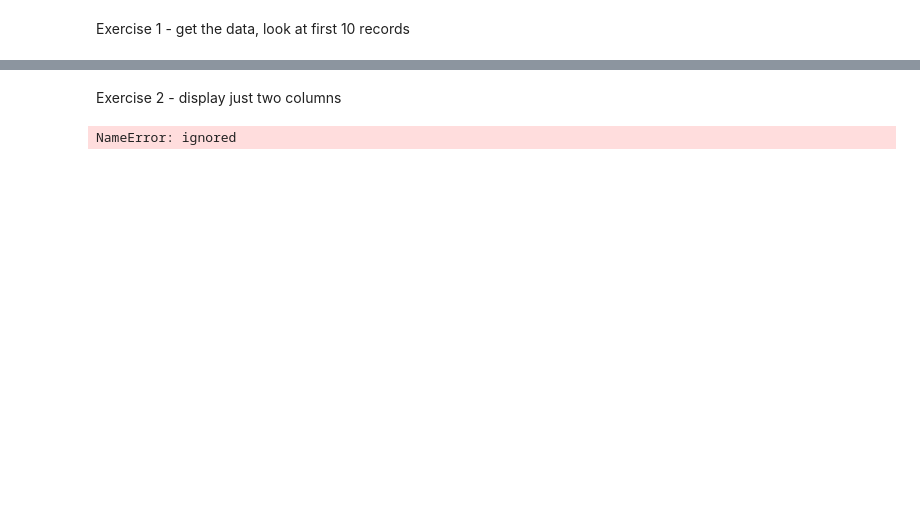
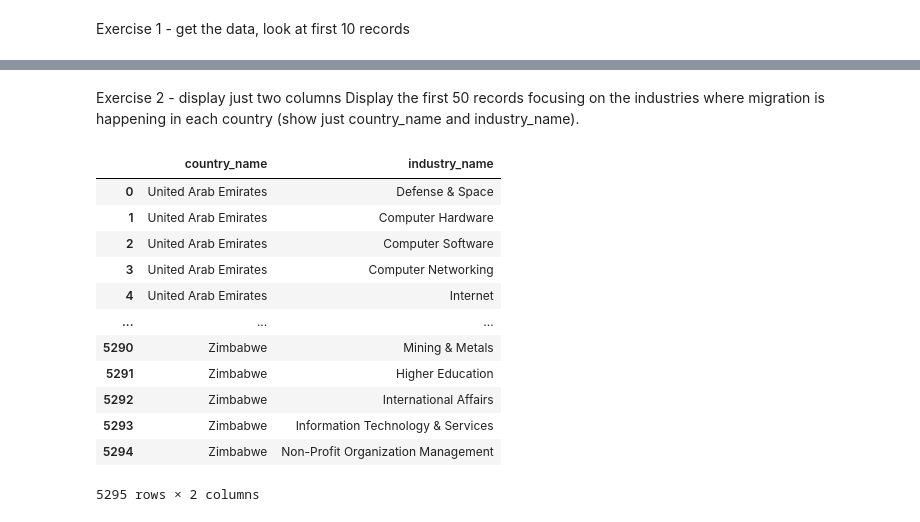
Before and after one commit to LiliiaCheban/data-and-python, a Jupyter notebook: Interrogating_the_dataframe.ipynb, the cells around one changed output, grey strips where cells are left out. Drawn from its saved outputs; the diff is of its cells as text; code cells hidden in the pictures; blank space fills up the shorter version.

```diff
--- a/Interrogating_the_dataframe.ipynb
+++ b/Interrogating_the_dataframe.ipynb
@@ -20,13 +23,26 @@ df.head(10)
 | 7 | ae | United Arab Emirates | High income | Middle East & North Africa | M | Professional scientific and techn... | 10 | ... |
 | 8 | ae | United Arab Emirates | High income | Middle East & North Africa | M | Professional scientific and techn... | 11 | ... |
 | 9 | ae | United Arab Emirates | High income | Middle East & North Africa | M | Professional scientific and techn... | 12 | ... |
-# %% [markdown]
-Exercise 2 - display just two columns
+# %% [markdown]
+Exercise 2 - display just two columns
+Display the first 50 records focusing on the industries where migration is happening in each country (show just country_name and industry_name).
 # %%
 import pandas as pd
 url='https://github.com/futureCodersSE/working-with-data/blob/main/Data%20sets/public_use-talent-migration.xlsx?raw=true'
 df=pd.read_excel(url,sheet_name="Industry Migration")
 df
-df[[country_code,',',industry_name]]
+df[['country_name','industry_name']]
 # %% [output]
+|  | country_name | industry_name |
+| 0 | United Arab Emirates | Defense & Space |
+| 1 | United Arab Emirates | Computer Hardware |
+| 2 | United Arab Emirates | Computer Software |
+| 3 | United Arab Emirates | Computer Networking |
+| 4 | United Arab Emirates | Internet |
+| ... | ... | ... |
+| 5290 | Zimbabwe | Mining & Metals |
+| 5291 | Zimbabwe | Higher Education |
+| 5292 | Zimbabwe | International Affairs |
+| 5293 | Zimbabwe | Information Technology & Services |
+| 5294 | Zimbabwe | Non-Profit Organization Management |
-NameError: ignored
+5295 rows × 2 columns
```
Also changed, not shown: parts of 17 cells of this notebook.
